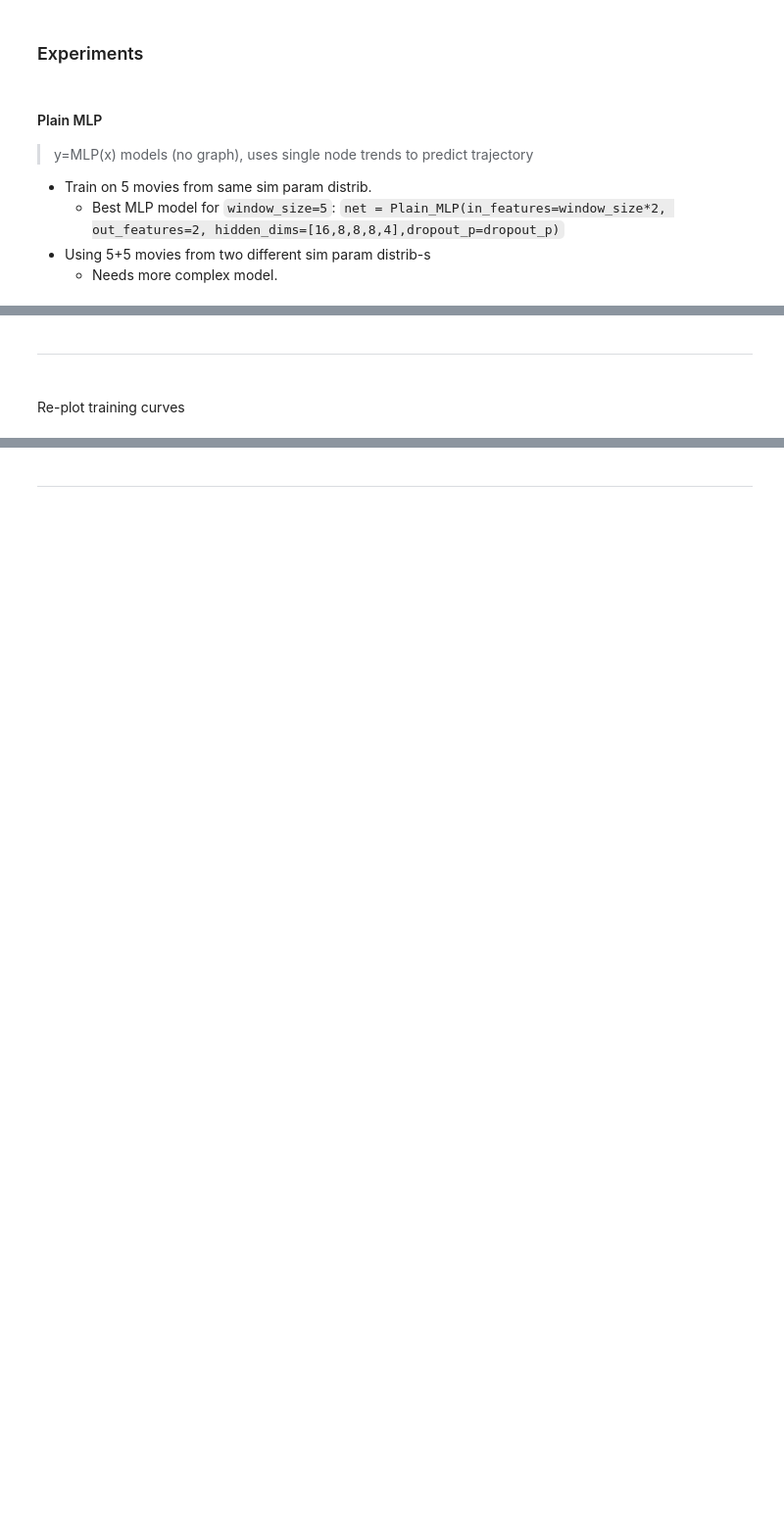
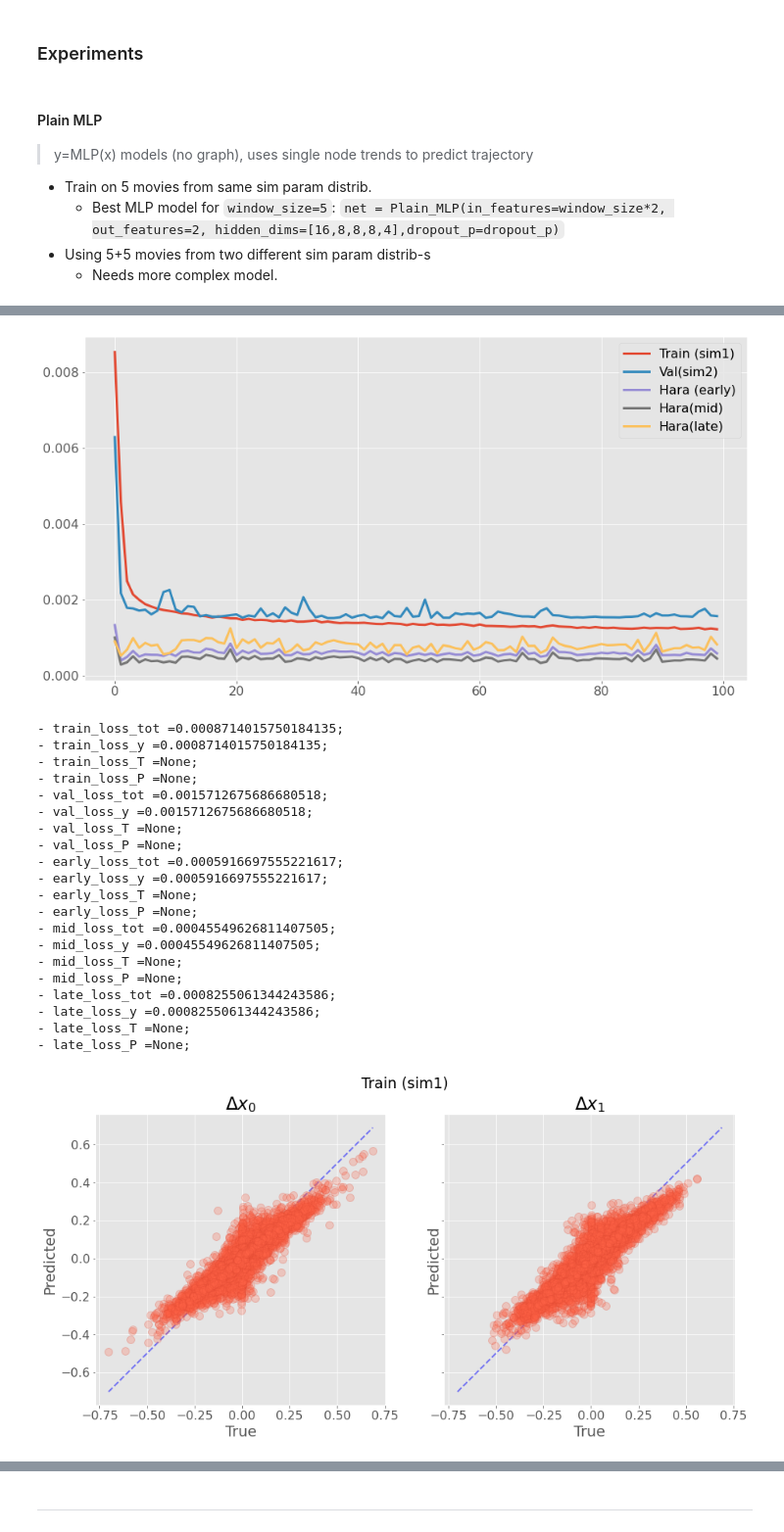
Before and after one commit to mshagirov/simgnn, a Jupyter notebook: nbs/2_nn_model.ipynb, the cells around one changed output, grey strips where cells are left out. Shown at 98% size. Cells and saved outputs as stored; diff of their text form; code cells hidden in the pictures; blank space fills up the shorter version.

```diff
--- a/nbs/2_nn_model.ipynb
+++ b/nbs/2_nn_model.ipynb
@@ -156,3 +163,30 @@ CellData(cell2node_index=[2, 492], edge_attr=[225, 2], edge_index=[2, 225], node
+# %%
+def plot_losses(train_log, loaders, dataset_legend,figsize=[15,8]):
+    if figsize is not None:
+        plt.figure(figsize=figsize)
+    training_epochs = np.arange(train_log['total_epochs'])
+    for data_name in loaders:
+        plt.plot(training_epochs, train_log[f'{data_name}_loss_tot'],lw=3,label=f'{dataset_legend[data_name]}')
+    plt.legend();
+
+
+def plot_velocity_predictions(vel_pred, vel_tgt, dataset_legend, figsize=[15,7]):
+    var_type = 0
+    var_name = '$\Delta{}x$'
+
+    for data_name in vel_pred:
+        minY, maxY  = torch.cat(vel_tgt[data_name],dim=0).min(), torch.cat(vel_tgt[data_name],dim=0).max()
+
+        fig,axs = plt.subplots(nrows=1,ncols=2,sharex=True,sharey=True,figsize=figsize)
+        for k,ax in enumerate(axs):
+            ax.plot([minY,maxY], [minY,maxY],'--',color='b',lw=2,alpha=.5)
+            ax.plot(torch.cat(vel_tgt[data_name], dim=0)[:,k],
+                    torch.cat(vel_pred[data_name], dim=0)[:,k], 'o',ms=10,mfc='tomato',alpha=.25)
+            ax.set_xlabel('True');
+            ax.set_ylabel('Predicted')
+            ax.set_title(f'{var_name}$_{k}$');
+        plt.suptitle(f'{dataset_legend[data_name]}')
+        plt.show()
 # %% [markdown]
 #### Persistence Loss
 # %%
@@ -185,7 +219,7 @@ from simgnn.nn import Plain_MLP, PlainSquaredMLP
 # %%
 torch.manual_seed(0)
 
-dropout_p = 0.2
+dropout_p = 0.1
 num_epochs = 100
 lr = 0.001
 bs = 2
@@ -204,7 +238,7 @@ opt = torch.optim.Adam(net.parameters(), lr=lr)
 #            'val': DataLoader(datasets_dict['hara'], batch_size=bs),
 #            'sim': DataLoader(datasets_dict['sim'], batch_size=bs,follow_batch=['cell_pressures','edge_index'])}
 loaders = {'train' : DataLoader(datasets_dict['train'], batch_size=bs, shuffle=True),
-           'val':    DataLoader(datasets_dict['sim'], batch_size=bs),
+           'val':    DataLoader(datasets_dict['val'], batch_size=bs),
            'early':    DataLoader(datasets_dict['early'], batch_size=bs),
            'mid':   DataLoader(datasets_dict['mid'], batch_size=bs),
            'late': DataLoader(datasets_dict['late'], batch_size=bs)}
@@ -316,3 +277,33 @@ for data_name in pred_out[0]:
-# %% [markdown]
----
-<br>Re-plot training curves<br>
+# %%
+# plot losses
+plot_losses(train_log, loaders, dataset_legend); plt.show()
+
+# compute predictions and plot them
+pred_out, tgt_out, sample_losses = predict_batch(net, loaders, loss_func=torch.nn.MSELoss(reduction='mean'),
+                                                 use_force_loss = use_force_loss, return_losses = True, device=device)
+print(''.join([f'- {k} ={sample_losses[k]};\n' for k in sample_losses]))
+
+plot_velocity_predictions(pred_out[0], tgt_out[0], dataset_legend)
+# %% [output]
+[figure, added]
+- train_loss_tot =0.0008714015750184135;
+- train_loss_y =0.0008714015750184135;
+- train_loss_T =None;
+- train_loss_P =None;
+- val_loss_tot =0.0015712675686680518;
+- val_loss_y =0.0015712675686680518;
+- val_loss_T =None;
+- val_loss_P =None;
+- early_loss_tot =0.0005916697555221617;
+- early_loss_y =0.0005916697555221617;
+- early_loss_T =None;
+- early_loss_P =None;
+- mid_loss_tot =0.00045549626811407505;
+- mid_loss_y =0.00045549626811407505;
+- mid_loss_T =None;
+- mid_loss_P =None;
+- late_loss_tot =0.0008255061344243586;
+- late_loss_y =0.0008255061344243586;
+- late_loss_T =None;
+- late_loss_P =None;
+[figure, added]
```
Also changed, not shown: parts of 23 cells of this notebook, 1 other file.
